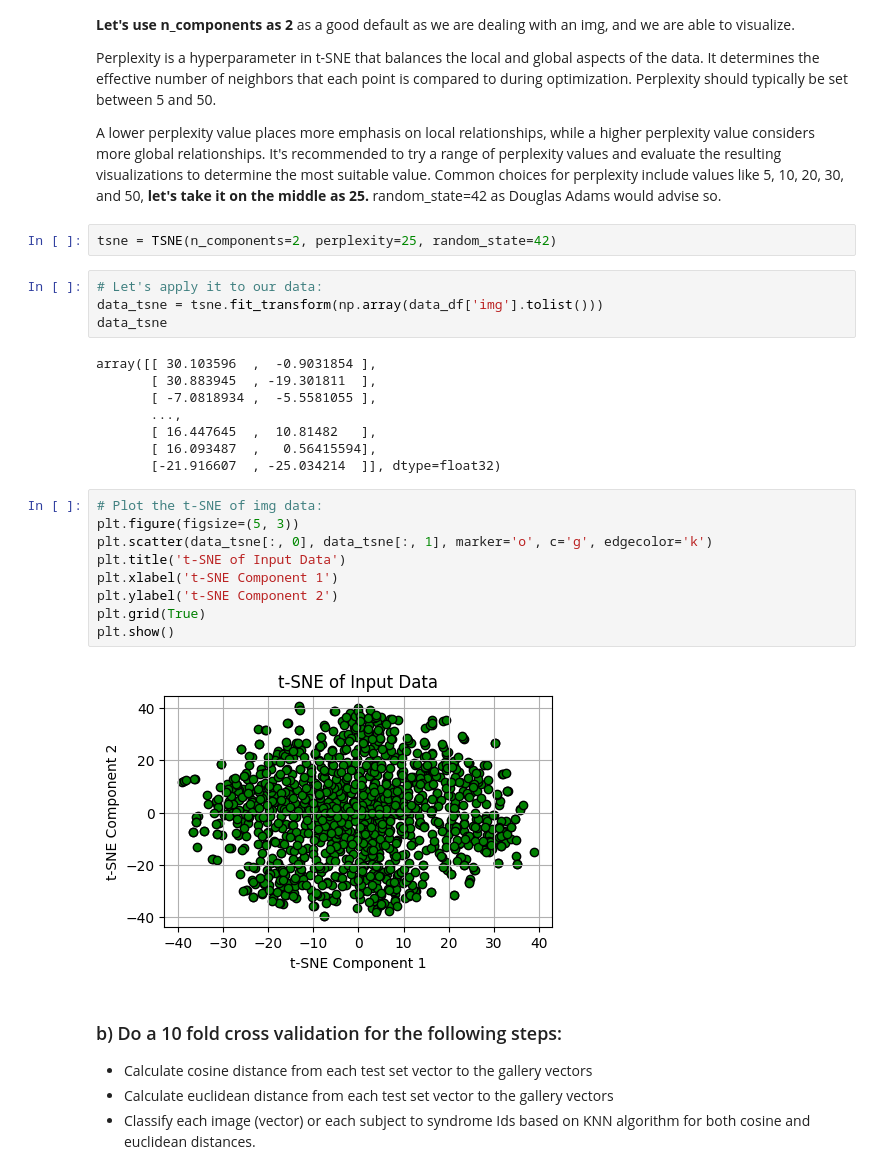
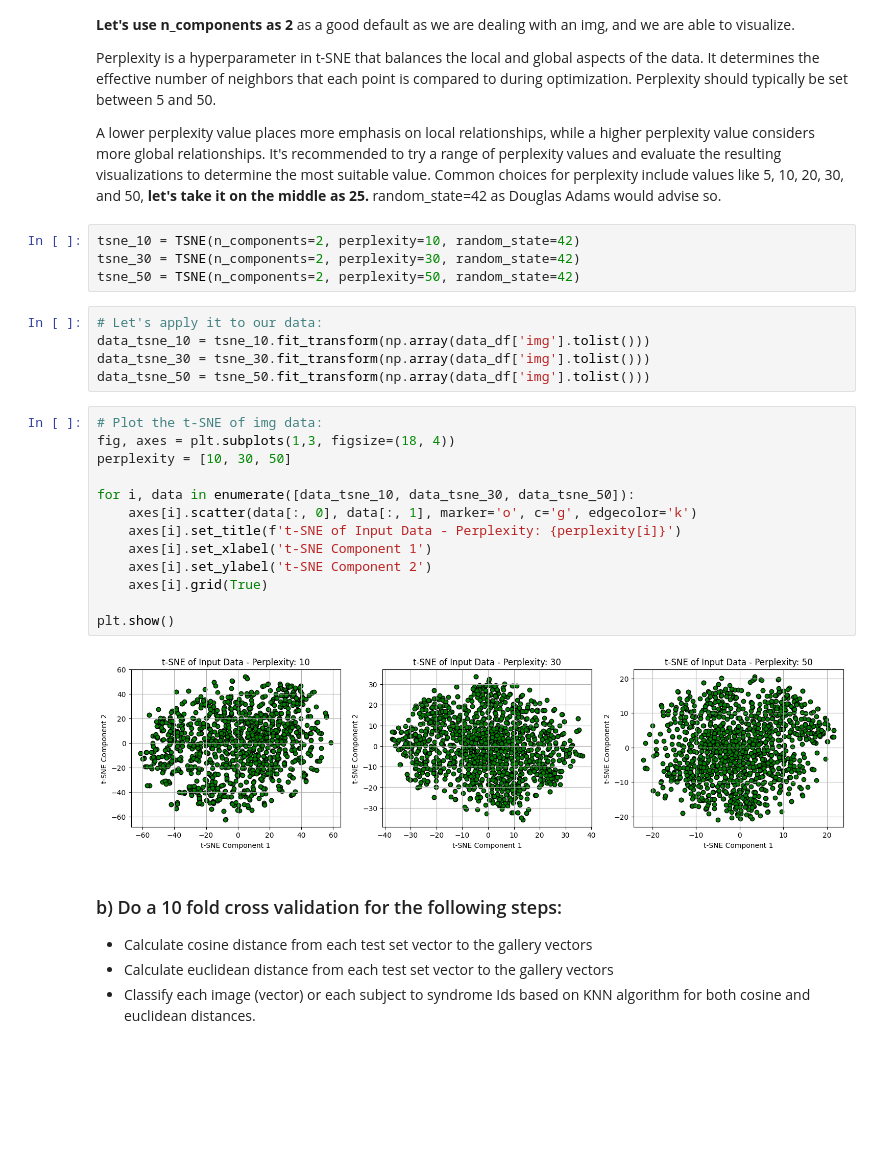
Before and after one commit to Mafeuz/ML_Test, a Jupyter notebook: ml_test_step_by_step.ipynb, the cells around one changed output. Saved outputs shown, nothing was run; the diff lists cells and outputs as text; blank space fills up the shorter version.

Commit message:
Add different perplexities plot

```diff
--- a/ml_test_step_by_step.ipynb
+++ b/ml_test_step_by_step.ipynb
@@ -103,30 +103,29 @@ It's recommended to try a range of perplexity values and evaluate the resulting
 Common choices for perplexity include values like 5, 10, 20, 30, and 50, **let's take it on the middle as 25.**
 random_state=42 as Douglas Adams would advise so.
 # %%
-tsne = TSNE(n_components=2, perplexity=25, random_state=42)
+tsne_10 = TSNE(n_components=2, perplexity=10, random_state=42)
+tsne_30 = TSNE(n_components=2, perplexity=30, random_state=42)
+tsne_50 = TSNE(n_components=2, perplexity=50, random_state=42)
 # %%
 # Let's apply it to our data:
-data_tsne = tsne.fit_transform(np.array(data_df['img'].tolist()))
-data_tsne
+data_tsne_10 = tsne_10.fit_transform(np.array(data_df['img'].tolist()))
+data_tsne_30 = tsne_30.fit_transform(np.array(data_df['img'].tolist()))
+data_tsne_50 = tsne_50.fit_transform(np.array(data_df['img'].tolist()))
-# %% [output]
-array([[ 30.103596  ,  -0.9031854 ],
-       [ 30.883945  , -19.301811  ],
-       [ -7.0818934 ,  -5.5581055 ],
-       ...,
-       [ 16.447645  ,  10.81482   ],
-       [ 16.093487  ,   0.56415594],
-       [-21.916607  , -25.034214  ]], dtype=float32)
 # %%
 # Plot the t-SNE of img data:
-plt.figure(figsize=(5, 3))
-plt.scatter(data_tsne[:, 0], data_tsne[:, 1], marker='o', c='g', edgecolor='k')
-plt.title('t-SNE of Input Data')
-plt.xlabel('t-SNE Component 1')
-plt.ylabel('t-SNE Component 2')
-plt.grid(True)
+fig, axes = plt.subplots(1,3, figsize=(18, 4))
+perplexity = [10, 30, 50]
+
+for i, data in enumerate([data_tsne_10, data_tsne_30, data_tsne_50]):
+    axes[i].scatter(data[:, 0], data[:, 1], marker='o', c='g', edgecolor='k')
+    axes[i].set_title(f't-SNE of Input Data - Perplexity: {perplexity[i]}')
+    axes[i].set_xlabel('t-SNE Component 1')
+    axes[i].set_ylabel('t-SNE Component 2')
+    axes[i].grid(True)
+
 plt.show()
 # %% [output]
-[figure, old version]
+[figure, new version]
 # %% [markdown]
 ### b)	Do a 10 fold cross validation for the following steps:
 -	Calculate cosine distance from each test set vector to the gallery vectors
```
